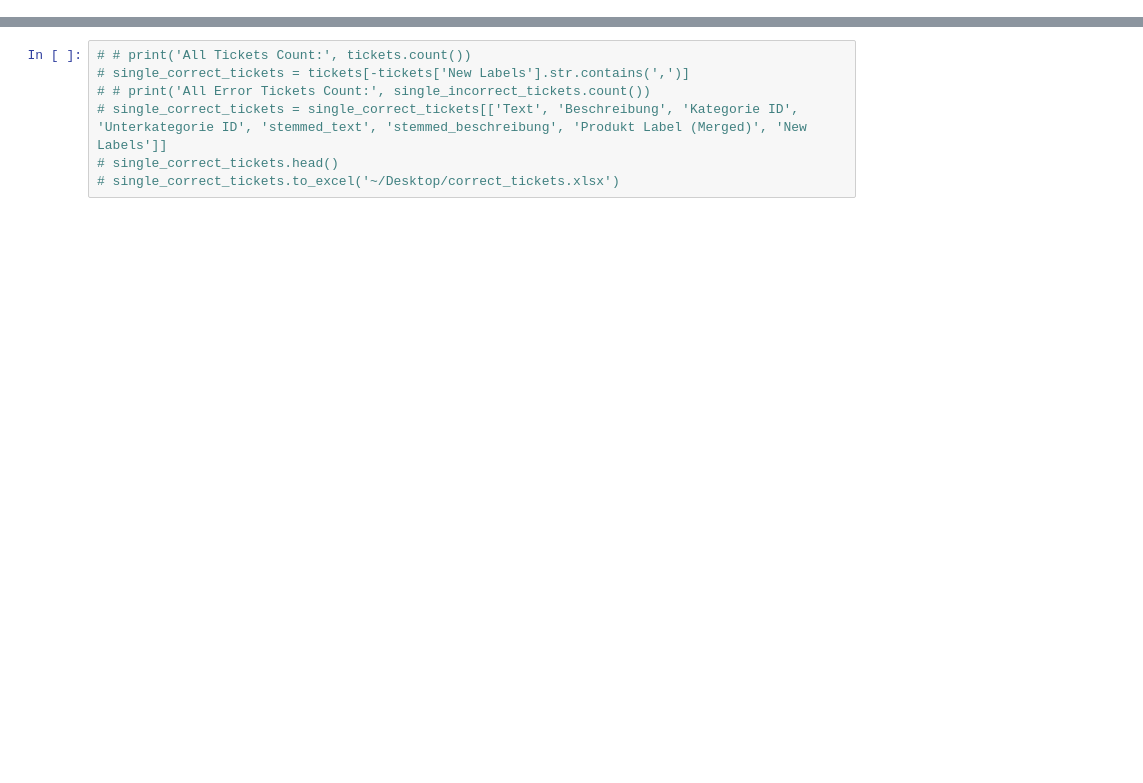
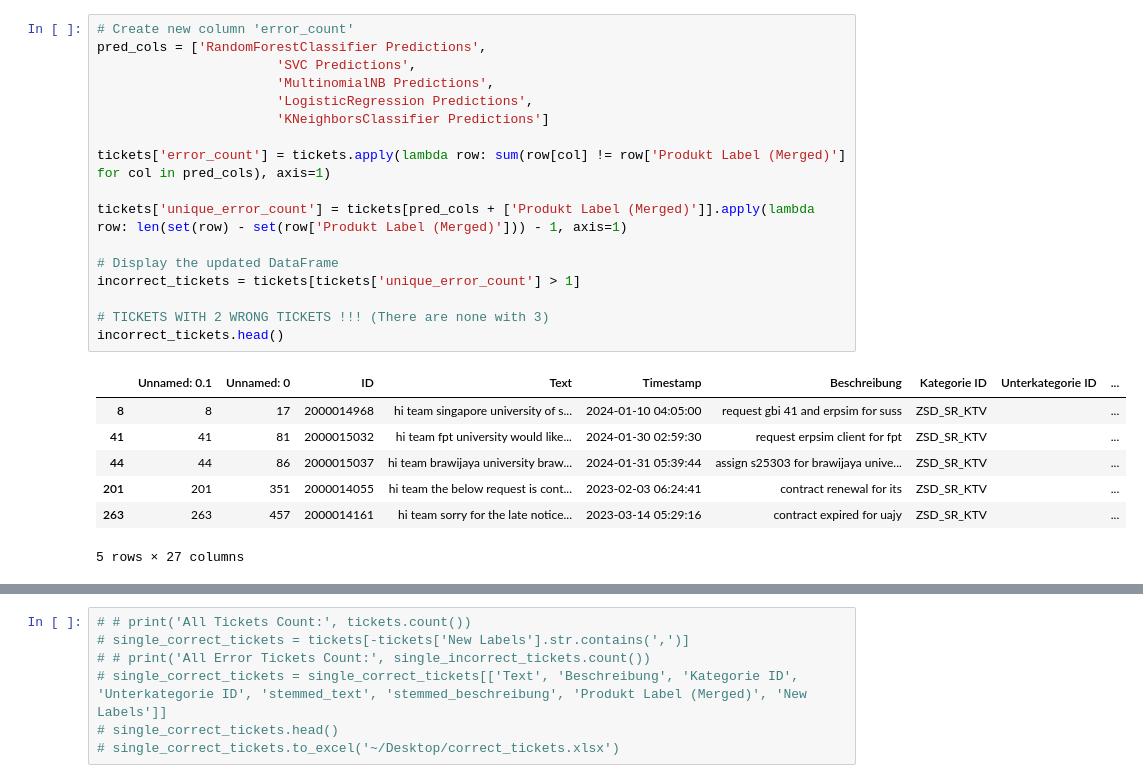
Before and after one commit to gitLSW/thesis, a Jupyter notebook: LSW Multilabel.ipynb, the cells around one changed output, grey strips where cells are left out. Drawn from its saved outputs; the diff is of its cells as text; blank space fills up the shorter version.

```diff
--- a/LSW Multilabel.ipynb
+++ b/LSW Multilabel.ipynb
@@ -179,0 +66,25 @@ tickets.head()
+# %%
+# Create new column 'error_count'
+pred_cols = ['RandomForestClassifier Predictions',
+                       'SVC Predictions',
+                       'MultinomialNB Predictions',
+                       'LogisticRegression Predictions',
+                       'KNeighborsClassifier Predictions']
+
+tickets['error_count'] = tickets.apply(lambda row: sum(row[col] != row['Produkt Label (Merged)'] for col in pred_cols), axis=1)
+
+tickets['unique_error_count'] = tickets[pred_cols + ['Produkt Label (Merged)']].apply(lambda row: len(set(row) - set(row['Produkt Label (Merged)'])) - 1, axis=1)
+
+# Display the updated DataFrame
+incorrect_tickets = tickets[tickets['unique_error_count'] > 1]
+
+# TICKETS WITH 2 WRONG TICKETS !!! (There are none with 3)
+incorrect_tickets.head()
+# %% [output]
+|  | Unnamed: 0.1 | Unnamed: 0 | ID | Text | Timestamp | Beschreibung | Kategorie ID | Unterkategorie ID | ... |
+| 8 | 8 | 17 | 2000014968 | hi team singapore university of s... | 2024-01-10 04:05:00 | request gbi 41 and erpsim for suss | ZSD_SR_KTV |  | ... |
+| 41 | 41 | 81 | 2000015032 | hi team fpt university would like... | 2024-01-30 02:59:30 | request erpsim client for fpt | ZSD_SR_KTV |  | ... |
+| 44 | 44 | 86 | 2000015037 | hi team brawijaya university braw... | 2024-01-31 05:39:44 | assign s25303 for brawijaya unive... | ZSD_SR_KTV |  | ... |
+| 201 | 201 | 351 | 2000014055 | hi team the below request is cont... | 2023-02-03 06:24:41 | contract renewal for its | ZSD_SR_KTV |  | ... |
+| 263 | 263 | 457 | 2000014161 | hi team sorry for the late notice... | 2023-03-14 05:29:16 | contract expired for uajy | ZSD_SR_KTV |  | ... |
+5 rows × 27 columns
```
Also changed, not shown: parts of 11 cells of this notebook.
